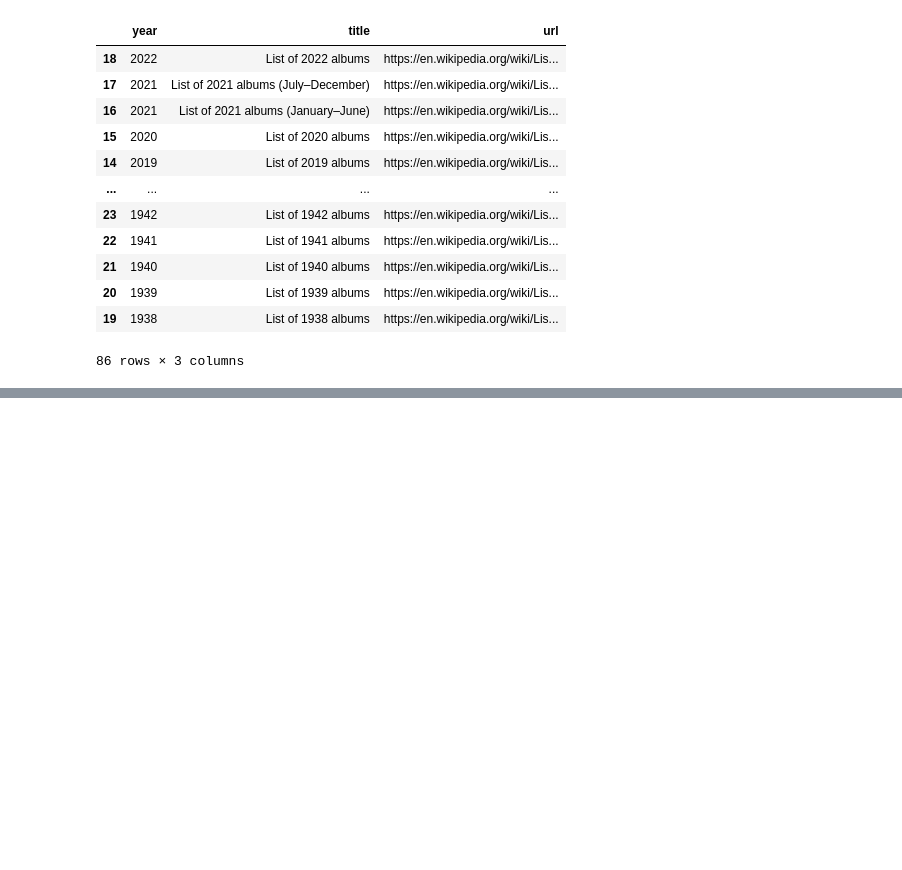
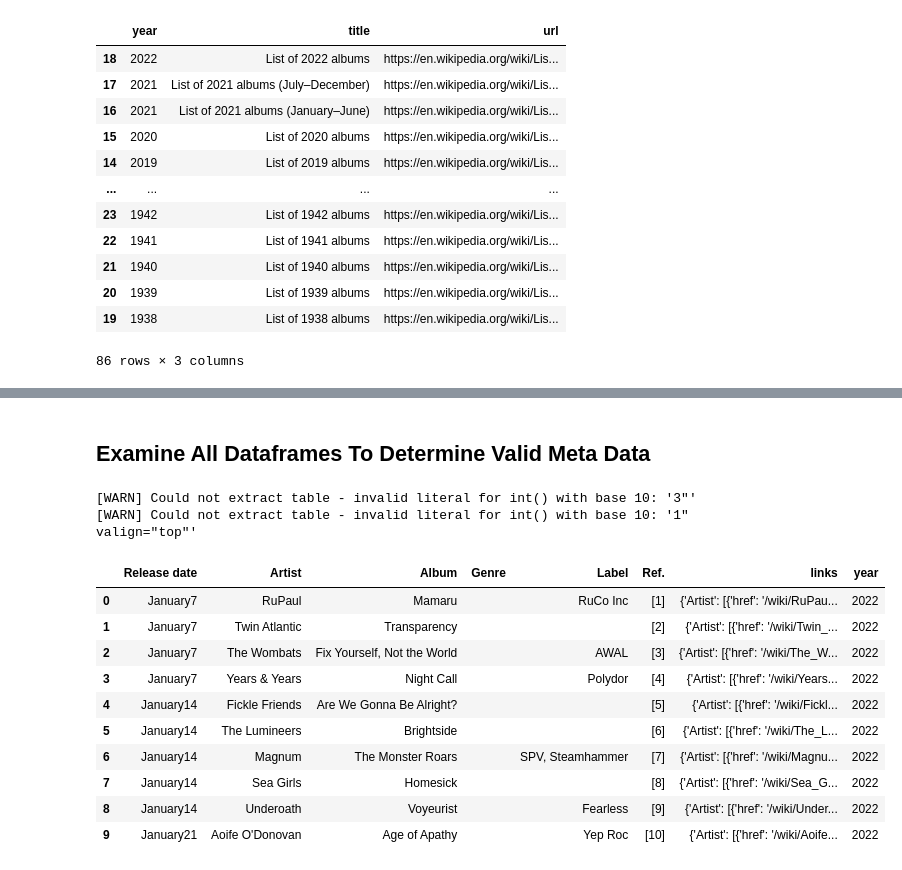
Before and after one commit to castle8080/castle_analysis, a Jupyter notebook: music_meta/wikipedia_album_info_extract.ipynb, the cells around one changed output, grey strips where cells are left out. Drawn from its saved outputs; the diff is of its cells as text; code cells hidden in the pictures; blank space fills up the shorter version.

```diff
--- a/music_meta/wikipedia_album_info_extract.ipynb
+++ b/music_meta/wikipedia_album_info_extract.ipynb
@@ -172,6 +51,0 @@ col_stats['column'] = col_stats.column.astype(str)
-# %%
-pd.set_option('display.max_rows', 100)
-col_stats[
-    (col_stats.column.str.len() > 3) &
-    (~col_stats.column.str.contains('Unnamed'))
-]
@@ -296,0 +75,22 @@ https://en.wikipedia.org/wiki/List_of_1938_albums
+# %% [markdown]
+## Examine All Dataframes To Determine Valid Meta Data
+# %%
+all_dfs = album_extractor.get_all_dataframes(year_list_urls)
+# %% [output]
+[WARN] Could not extract table - invalid literal for int() with base 10: '3"'
+[WARN] Could not extract table - invalid literal for int() with base 10: '1" valign="top"'
+# %%
+df_w_album = [df for df in all_dfs if "Album" in df.columns][0]
+df_w_album.head(10)
+# %% [output]
+|  | Release date | Artist | Album | Genre | Label | Ref. | links | year |
+| 0 | January7 | RuPaul | Mamaru |  | RuCo Inc | [1] | {'Artist': [{'href': '/wiki/RuPau... | 2022 |
+| 1 | January7 | Twin Atlantic | Transparency |  |  | [2] | {'Artist': [{'href': '/wiki/Twin_... | 2022 |
+| 2 | January7 | The Wombats | Fix Yourself, Not the World |  | AWAL | [3] | {'Artist': [{'href': '/wiki/The_W... | 2022 |
+| 3 | January7 | Years & Years | Night Call |  | Polydor | [4] | {'Artist': [{'href': '/wiki/Years... | 2022 |
+| 4 | January14 | Fickle Friends | Are We Gonna Be Alright? |  |  | [5] | {'Artist': [{'href': '/wiki/Fickl... | 2022 |
+| 5 | January14 | The Lumineers | Brightside |  |  | [6] | {'Artist': [{'href': '/wiki/The_L... | 2022 |
+| 6 | January14 | Magnum | The Monster Roars |  | SPV, Steamhammer | [7] | {'Artist': [{'href': '/wiki/Magnu... | 2022 |
+| 7 | January14 | Sea Girls | Homesick |  |  | [8] | {'Artist': [{'href': '/wiki/Sea_G... | 2022 |
+| 8 | January14 | Underoath | Voyeurist |  | Fearless | [9] | {'Artist': [{'href': '/wiki/Under... | 2022 |
+| 9 | January21 | Aoife O'Donovan | Age of Apathy |  | Yep Roc | [10] | {'Artist': [{'href': '/wiki/Aoife... | 2022 |
```
Also changed, not shown: parts of 40 cells of this notebook, 2 other files.
